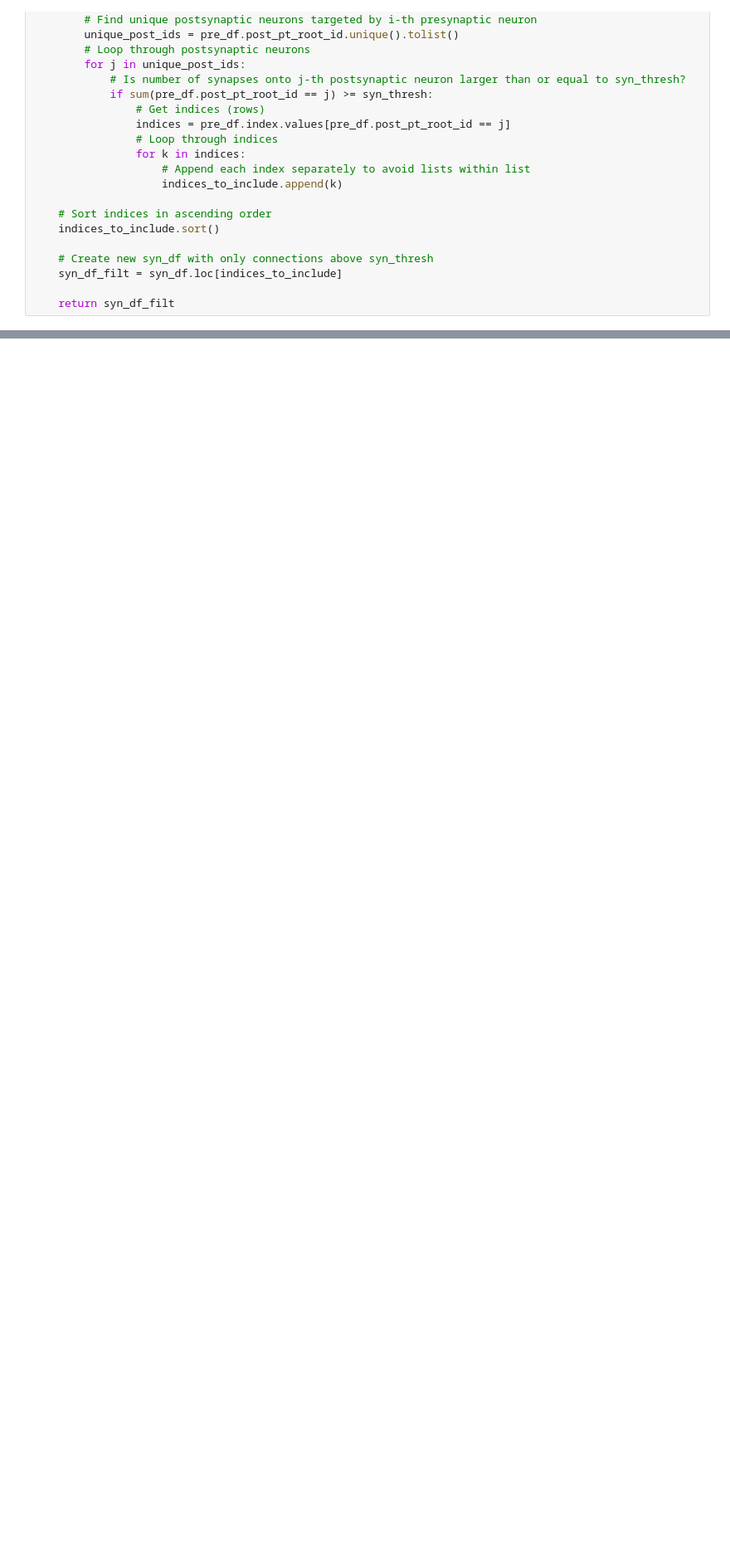
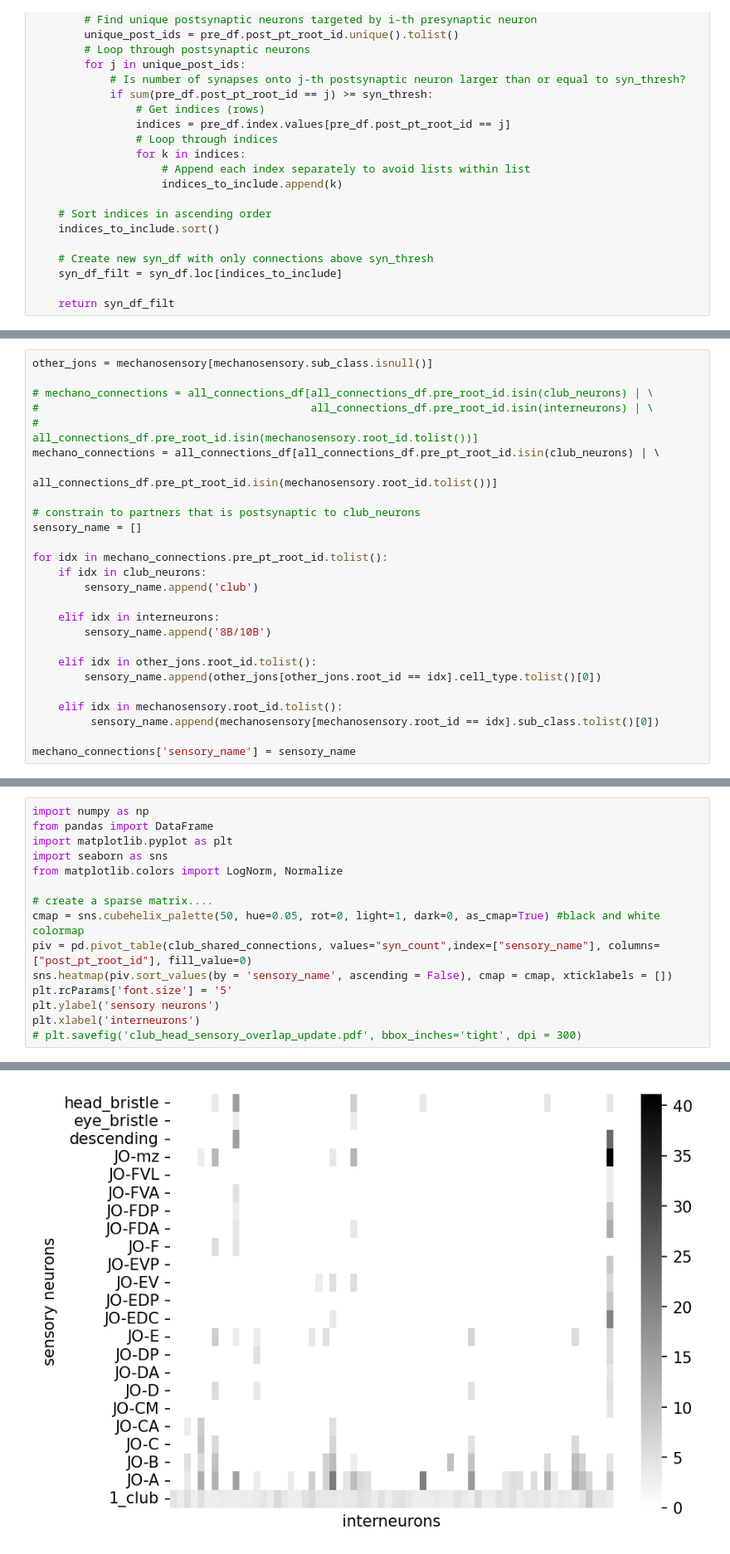
Before and after one commit to sagrawal/Lee_2024, a Jupyter notebook: Figure6_flywire_analysis.ipynb, the cells around one changed output, grey strips where cells are left out. Shown: that part at 83% size. Drawn from its saved outputs; the diff is of its cells as text; blank space fills up the shorter version.

```diff
--- a/Figure6_flywire_analysis.ipynb
+++ b/Figure6_flywire_analysis.ipynb
@@ -443,0 +454,26 @@ plt.show()
+# %%
+other_jons = mechanosensory[mechanosensory.sub_class.isnull()]
+
+# mechano_connections = all_connections_df[all_connections_df.pre_root_id.isin(club_neurons) | \
+#                                          all_connections_df.pre_root_id.isin(interneurons) | \
+#                                          all_connections_df.pre_root_id.isin(mechanosensory.root_id.tolist())]
+mechano_connections = all_connections_df[all_connections_df.pre_pt_root_id.isin(club_neurons) | \
+                                         all_connections_df.pre_pt_root_id.isin(mechanosensory.root_id.tolist())]
+
+# constrain to partners that is postsynaptic to club_neurons
+sensory_name = []
+
+for idx in mechano_connections.pre_pt_root_id.tolist():
+    if idx in club_neurons:
+        sensory_name.append('club')
+
+    elif idx in interneurons:
+        sensory_name.append('8B/10B')
+
+    elif idx in other_jons.root_id.tolist():
+        sensory_name.append(other_jons[other_jons.root_id == idx].cell_type.tolist()[0])
+
+    elif idx in mechanosensory.root_id.tolist():
+         sensory_name.append(mechanosensory[mechanosensory.root_id == idx].sub_class.tolist()[0])
+
+mechano_connections['sensory_name'] = sensory_name
@@ -443,0 +518,16 @@ plt.show()
+# %%
+import numpy as np
+from pandas import DataFrame
+import matplotlib.pyplot as plt
+import seaborn as sns
+from matplotlib.colors import LogNorm, Normalize
+
+# create a sparse matrix....
+cmap = sns.cubehelix_palette(50, hue=0.05, rot=0, light=1, dark=0, as_cmap=True) #black and white colormap
+piv = pd.pivot_table(club_shared_connections, values="syn_count",index=["sensory_name"], columns=["post_pt_root_id"], fill_value=0)
+sns.heatmap(piv.sort_values(by = 'sensory_name', ascending = False), cmap = cmap, xticklabels = [])
+plt.rcParams['font.size'] = '5'
+plt.ylabel('sensory neurons')
+plt.xlabel('interneurons')
+# plt.savefig('club_head_sensory_overlap_update.pdf', bbox_inches='tight', dpi = 300)
+# %% [output]
@@ -443,0 +535 @@ plt.show()
+[figure, added]
```
Also changed, not shown: parts of 17 cells of this notebook.
